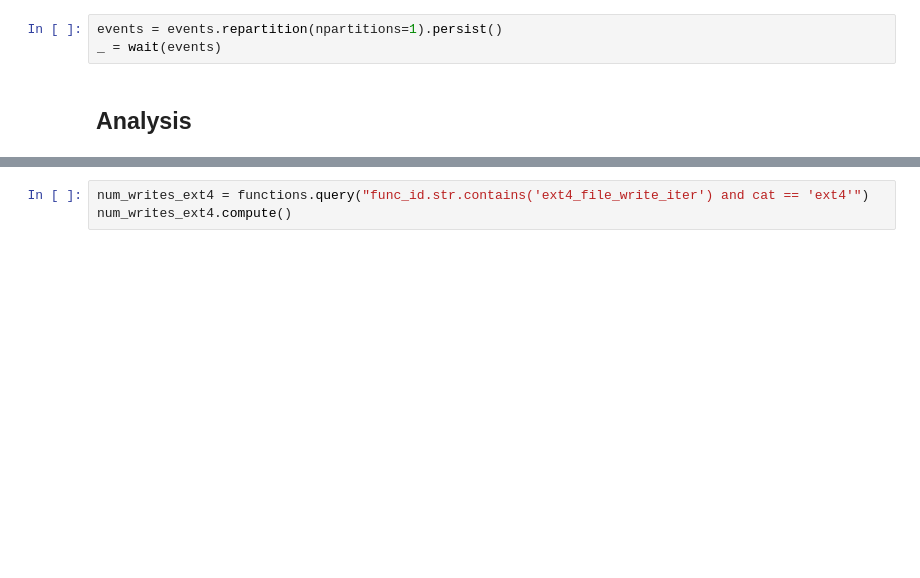
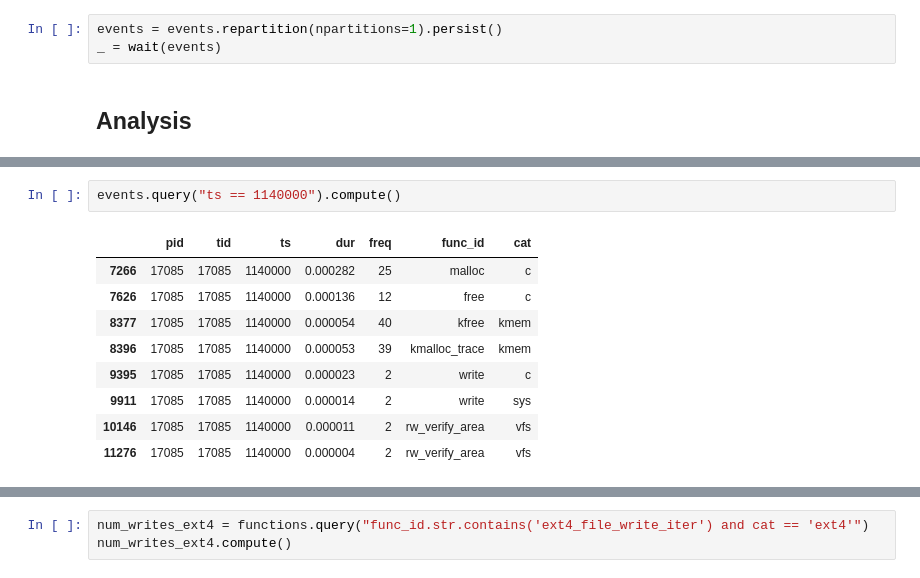
Before and after one commit to hariharan-devarajan/datacrumbs, a Jupyter notebook: analysis/analysis.ipynb, the cells around one changed output, grey strips where cells are left out. Saved outputs shown, nothing was run; the diff lists cells and outputs as text; blank space fills up the shorter version.

```diff
--- a/analysis/analysis.ipynb
+++ b/analysis/analysis.ipynb
@@ -98,0 +95,12 @@ events.query("func_id.str.contains('write')").compute()
+# %%
+events.query("ts == 1140000").compute()
+# %% [output]
+|  | pid | tid | ts | dur | freq | func_id | cat |
+| 7266 | 17085 | 17085 | 1140000 | 0.000282 | 25 | malloc | c |
+| 7626 | 17085 | 17085 | 1140000 | 0.000136 | 12 | free | c |
+| 8377 | 17085 | 17085 | 1140000 | 0.000054 | 40 | kfree | kmem |
+| 8396 | 17085 | 17085 | 1140000 | 0.000053 | 39 | kmalloc_trace | kmem |
+| 9395 | 17085 | 17085 | 1140000 | 0.000023 | 2 | write | c |
+| 9911 | 17085 | 17085 | 1140000 | 0.000014 | 2 | write | sys |
+| 10146 | 17085 | 17085 | 1140000 | 0.000011 | 2 | rw_verify_area | vfs |
+| 11276 | 17085 | 17085 | 1140000 | 0.000004 | 2 | rw_verify_area | vfs |
```
Also changed, not shown: parts of 7 cells of this notebook, 4 other files.
